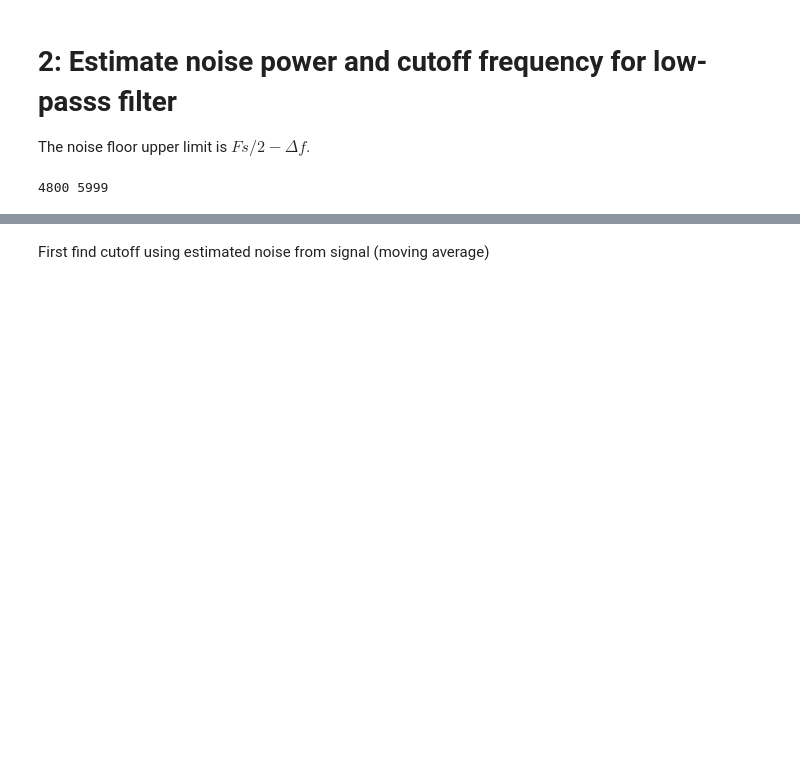
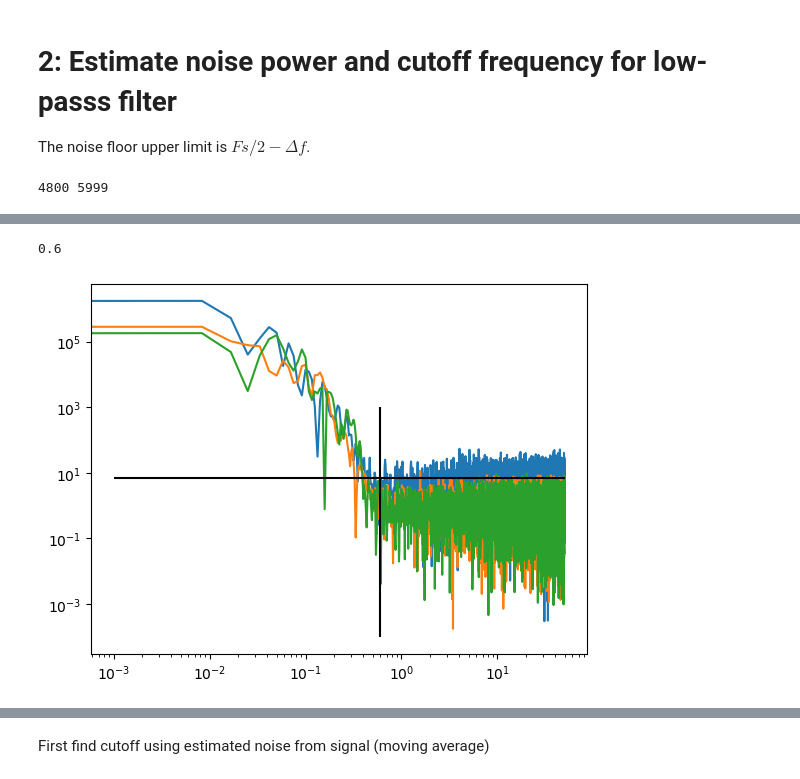
Before and after one commit to MagriLab/FlowReconstructionFromExperiment, a Jupyter notebook: denoise.ipynb, the cells around one changed output, grey strips where cells are left out. Drawn from its saved outputs; the diff is of its cells as text; code cells hidden in the pictures; blank space fills up the shorter version.

```diff
--- a/denoise.ipynb
+++ b/denoise.ipynb
@@ -227,0 +207,17 @@ plt.show()
+# %%
+plt.figure()
+plt.plot(fftfreq[idx_positive],power_un[idx_positive])
+plt.plot(fftfreq[idx_positive],power_vn[idx_positive])
+plt.plot(fftfreq[idx_positive],power_pn[idx_positive])
+plt.yscale('log')
+plt.xscale('log')
+noise_estimate_u = np.mean(smooth_power_un[idx_lower:idx_upper])
+plt.hlines(noise_estimate_u,0.001,50,'k')
+idx_crossover = np.argmax(smooth_power_un<noise_estimate_u)
+cutoff_freq = idx_crossover*df
+plt.vlines(cutoff_freq,0.0001,1000,'k')
+print(cutoff_freq)
+plt.show()
+# %% [output]
+0.6
+[figure, added]
```
Also changed, not shown: parts of 20 cells of this notebook, 1 other file.
